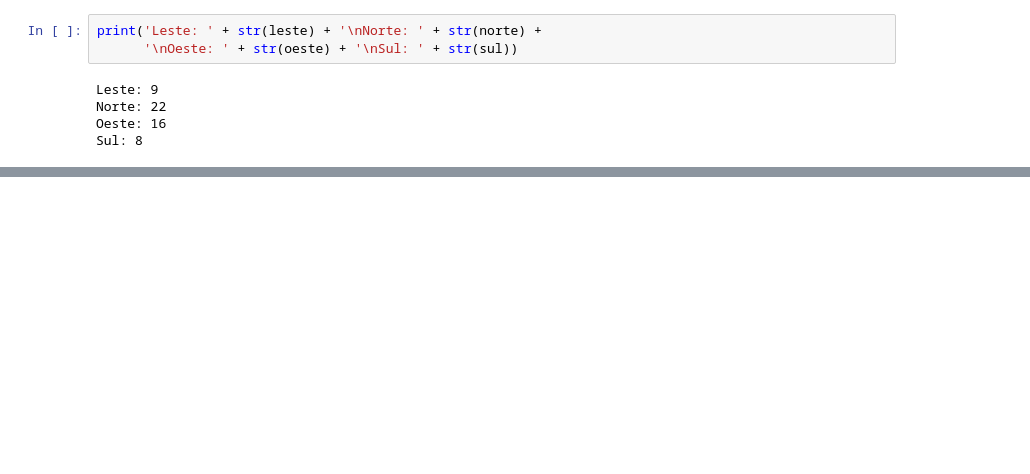
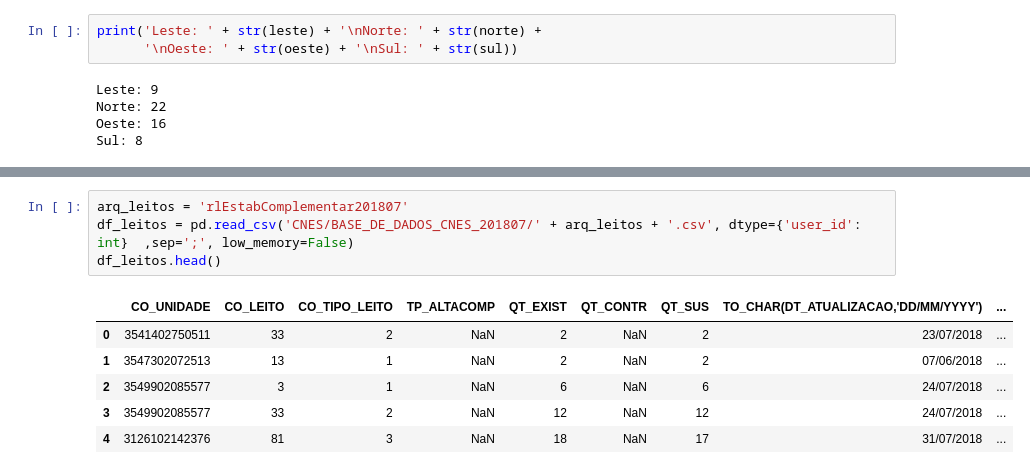
Before and after one commit to lucasebs/IBGE, a Jupyter notebook: CNES.ipynb, the cells around one changed output, grey strips where cells are left out. Saved outputs shown, nothing was run; the diff lists cells and outputs as text; blank space fills up the shorter version.

```diff
--- a/CNES.ipynb
+++ b/CNES.ipynb
@@ -123,0 +147,11 @@ Sul: 8
+# %%
+arq_leitos = 'rlEstabComplementar201807'
+df_leitos = pd.read_csv('CNES/BASE_DE_DADOS_CNES_201807/' + arq_leitos + '.csv', dtype={'user_id': int}  ,sep=';', low_memory=False)
+df_leitos.head()
+# %% [output]
+|  | CO_UNIDADE | CO_LEITO | CO_TIPO_LEITO | TP_ALTACOMP | QT_EXIST | QT_CONTR | QT_SUS | TO_CHAR(DT_ATUALIZACAO,'DD/MM/YYYY') | ... |
+| 0 | 3541402750511 | 33 | 2 | NaN | 2 | NaN | 2 | 23/07/2018 | ... |
+| 1 | 3547302072513 | 13 | 1 | NaN | 2 | NaN | 2 | 07/06/2018 | ... |
+| 2 | 3549902085577 | 3 | 1 | NaN | 6 | NaN | 6 | 24/07/2018 | ... |
+| 3 | 3549902085577 | 33 | 2 | NaN | 12 | NaN | 12 | 24/07/2018 | ... |
+| 4 | 3126102142376 | 81 | 3 | NaN | 18 | NaN | 17 | 31/07/2018 | ... |
```
Also changed, not shown: parts of 11 cells of this notebook.
